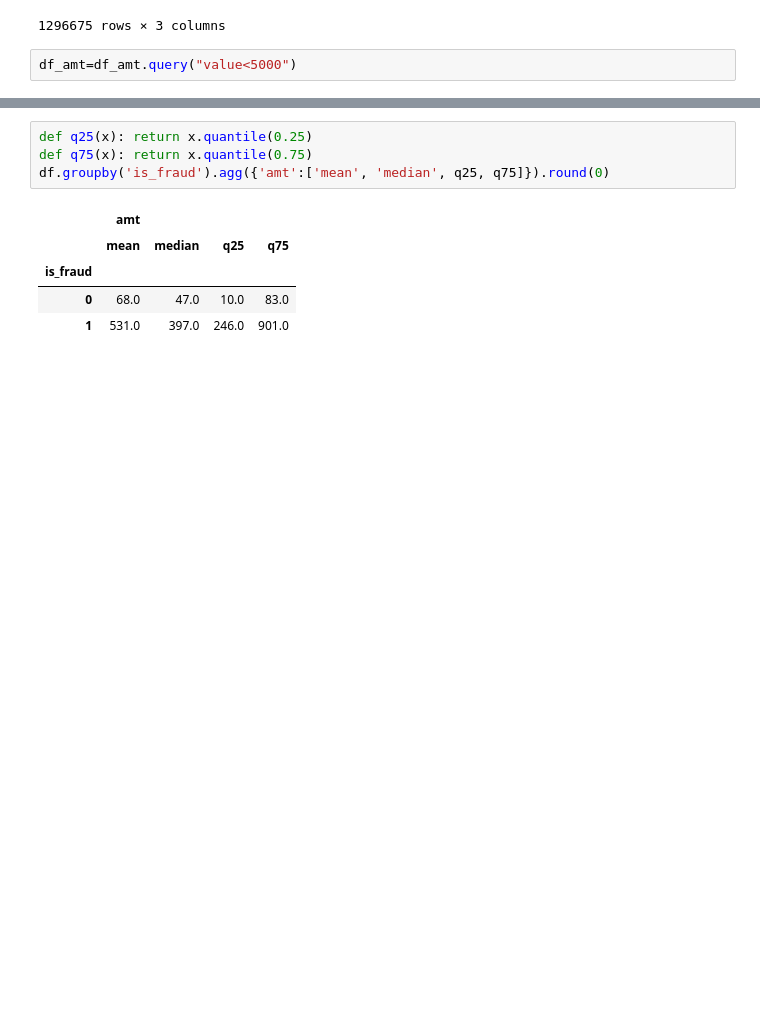
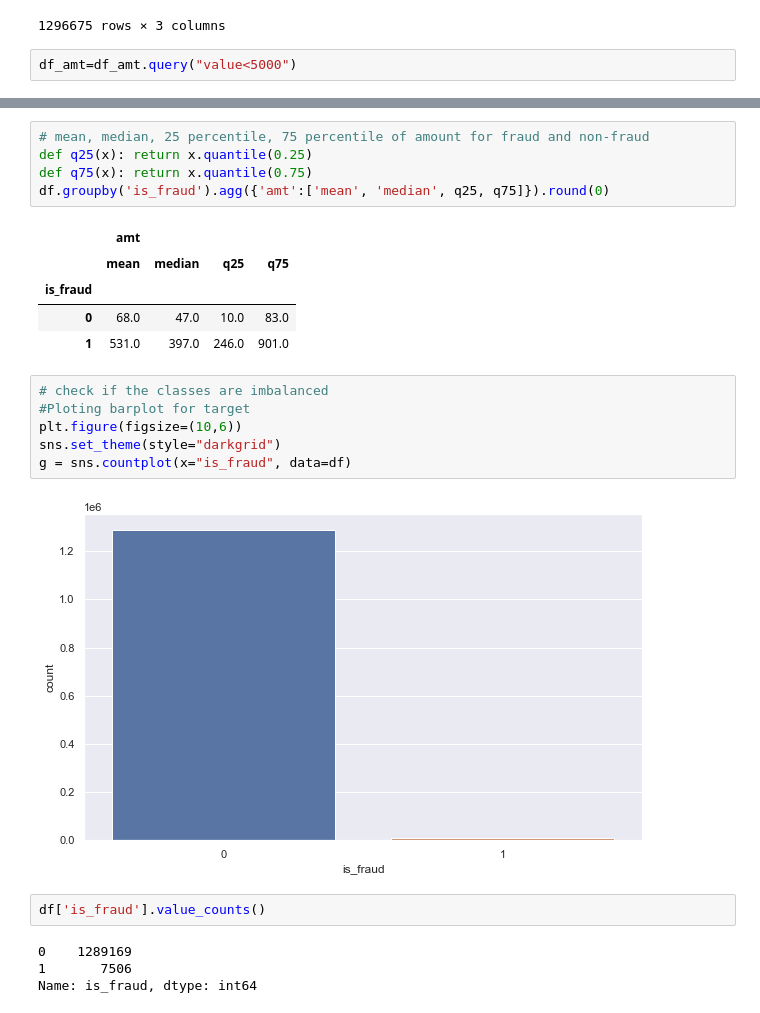
Before and after one commit to kdmanwani/credit_fraud, a Jupyter notebook: credit_card_fraud.ipynb, the cells around one changed output, grey strips where cells are left out. Drawn from its saved outputs; the diff is of its cells as text; blank space fills up the shorter version.

```diff
--- a/credit_card_fraud.ipynb
+++ b/credit_card_fraud.ipynb
@@ -310,6 +315,7 @@ sns.violinplot(data=df_amt,x='is_fraud',y='value')
 <AxesSubplot:xlabel='is_fraud', ylabel='value'>
 [figure]
 # %%
+# mean, median, 25 percentile, 75 percentile of amount for fraud and non-fraud
 def q25(x): return x.quantile(0.25)
 def q75(x): return x.quantile(0.75)
 df.groupby('is_fraud').agg({'amt':['mean', 'median', q25, q75]}).round(0)
@@ -319,3 +325,17 @@ df.groupby('is_fraud').agg({'amt':['mean', 'median', q25, q75]}).round(0)
 | is_fraud |  |  |  |  |
 | 0 | 68.0 | 47.0 | 10.0 | 83.0 |
 | 1 | 531.0 | 397.0 | 246.0 | 901.0 |
+# %%
+# check if the classes are imbalanced
+#Ploting barplot for target
+plt.figure(figsize=(10,6))
+sns.set_theme(style="darkgrid")
+g = sns.countplot(x="is_fraud", data=df)
+# %% [output]
+[figure, added]
+# %%
+df['is_fraud'].value_counts()
+# %% [output]
+0    1289169
+1       7506
+Name: is_fraud, dtype: int64
```
Also changed, not shown: parts of 10 cells of this notebook.
